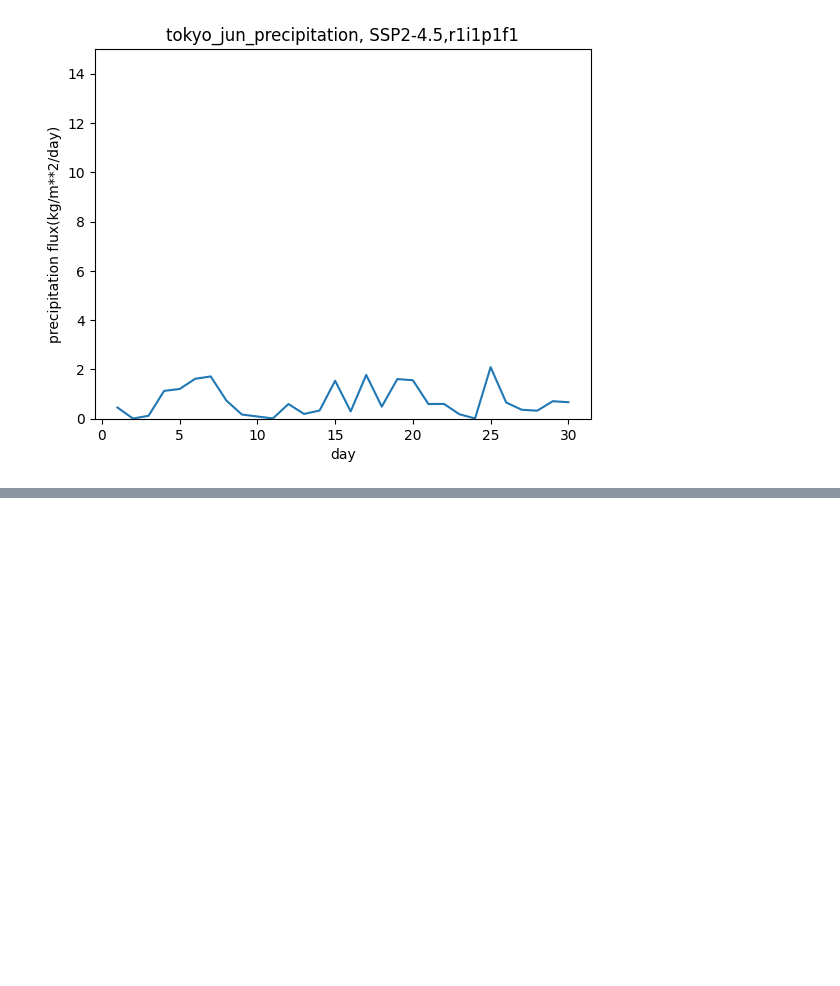
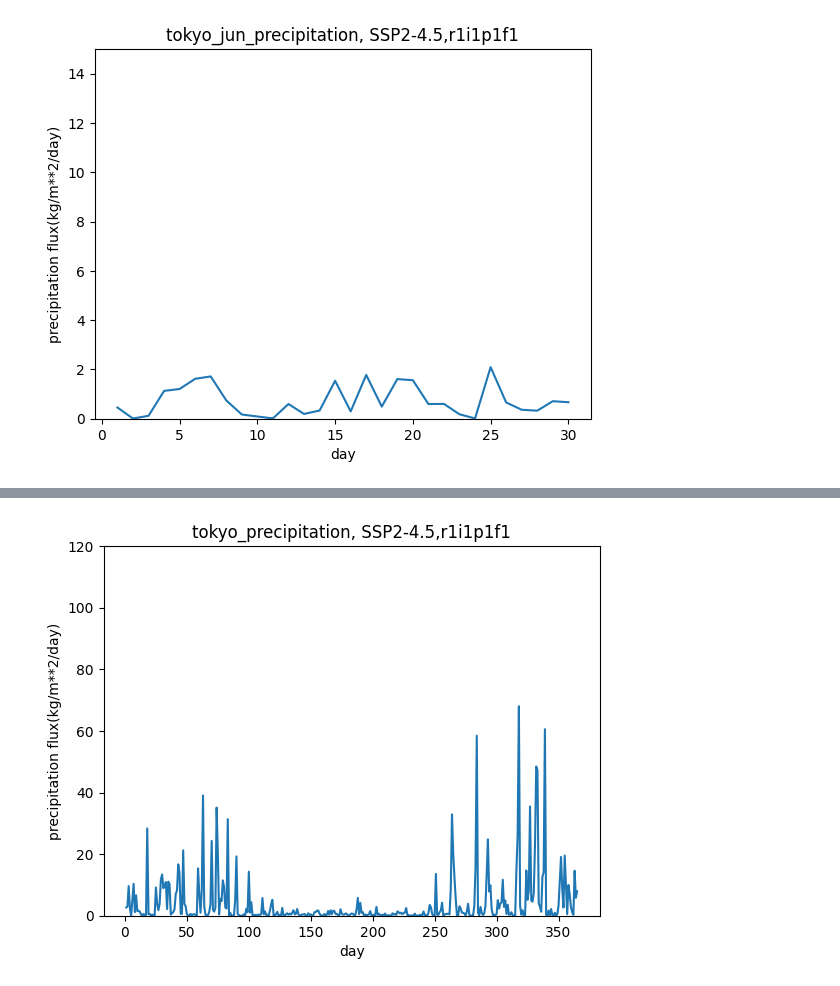
Before and after one commit to hamegg320/MMEs, a Jupyter notebook: precipitation_MIROC_day_historical.ipynb, the cells around one changed output, grey strips where cells are left out. Drawn from its saved outputs; the diff is of its cells as text; code cells hidden in the pictures; blank space fills up the shorter version.

```diff
--- a/precipitation_MIROC_day_historical.ipynb
+++ b/precipitation_MIROC_day_historical.ipynb
@@ -721,0 +1009,87 @@ plt.show()
+# %%
+# データを読み込む
+file_3 = current_directory + "pr_day_MIROC6_ssp245_r1i1p1f1_gn_20950101-21001231.nc"
+ds_3 = Dataset(file_3, mode='r',format="NETCDF4")
+# %%
+#SSP5-8.5での東京の気温の経年変化をグラフに表してみる。　いつ起きているか
+#北緯36度、東経140度
+point_lat=36
+point_lon=140
+point_lon=point_lon+180
+new_lat=0
+new_lon=0
+count_lat=0
+count_lon=0
+sum_pr=[]
+
+for y in range(len(lat)):
+  if  lat[y] > (point_lat-1) and lat[y] < (point_lat+1):
+    if count_lat >= 1:
+      if point_lat - lat[y] > point_lat - lat[new_lat] :
+        new_lat=new_lat
+      else:
+        new_lat=y
+    else:
+      new_lat = y
+    print(lat[y],"!") #北緯35.719532477823975
+    count_lat+=1
+  else:
+    pass
+
+for x in range(len(lon)):
+  if  lon[x] > (point_lon-1) and lon[x] < (point_lon+1):
+    if count_lon >= 1:
+      if point_lon - lon[x] > point_lon - lon[new_lon] :
+        new_lon=new_lon
+      else:
+        new_lon=x
+    else:
+      new_lon = x
+    count_lon+=1
+    print(lon[x]-180,"$") #東経140.625 $
+  else:
+    pass
+
+print(count_lat)
+print(count_lon)
+
+###################2100年とする
+
+for i in range(2191):
+  sum_pr.append(ds_3["pr"][i][new_lat][new_lon])
+
+#lists & variables
+pr_map = []
+day_map = []
+count = 0
+y_count=0
+
+# calculate average of sea ice extent every year
+for i in range(len(sum_pr)):
+   #count += 1
+   y_count+=1
+
+########6月だけ出力他は無視(2100年は閏年ではない)#############
+   if y_count >= (2191-364): #2100年だけ
+    # if count >= (31+28+31+30+31) and count < (31+28+31+30+31+30):   # 1月は31日、2月は28日、3月は31日、4月は30日、5月は31日で6月は30日間のため
+       pr_map.append(sum_pr[i]*60*60*24) #1秒あたりのため、1分になおし、1時間に直し、1日へ単位変換
+
+     #  if sum_pr[i]*60*60*24 > 60:
+      #  print(sum_pr[i]*60*60*24,"mm", i, "日目")
+   else:
+    count=0
+
+for i in range(len(pr_map)):
+  day_map.append(i+1)
+
+print(pr_map)
+print(day_map)
+#plt.figure(figsize=(6, 6)
+plt.plot(day_map, pr_map)
+plt.ylim(0,120)
+#plt.xlim(-1,165)
+plt.ylabel('precipitation flux(kg/m**2/day)')
+plt.title('tokyo_precipitation, SSP2-4.5,r1i1p1f1')
+plt.xlabel('day')
+plt.show()
+# %% [output]
@@ -721,0 +1103 @@ plt.show()
+[figure, added]
```
Also changed, not shown: parts of 21 cells of this notebook.
